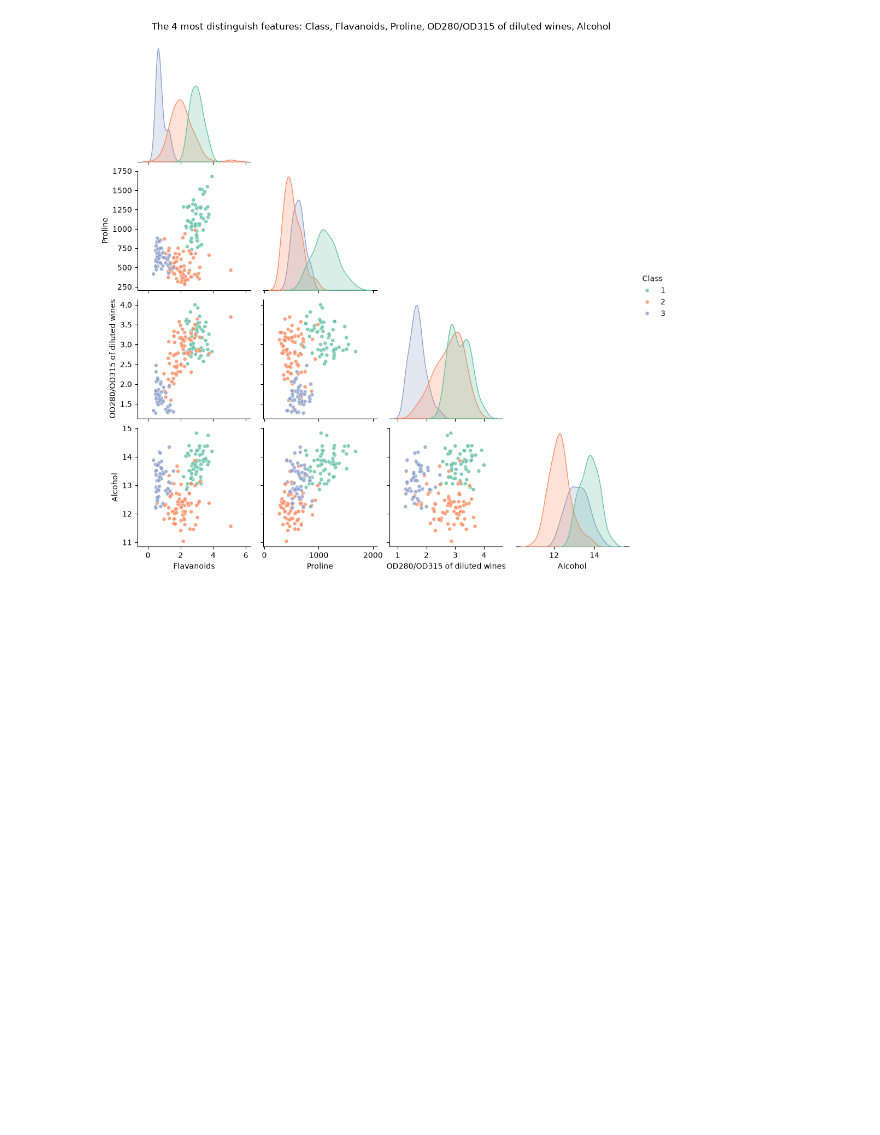
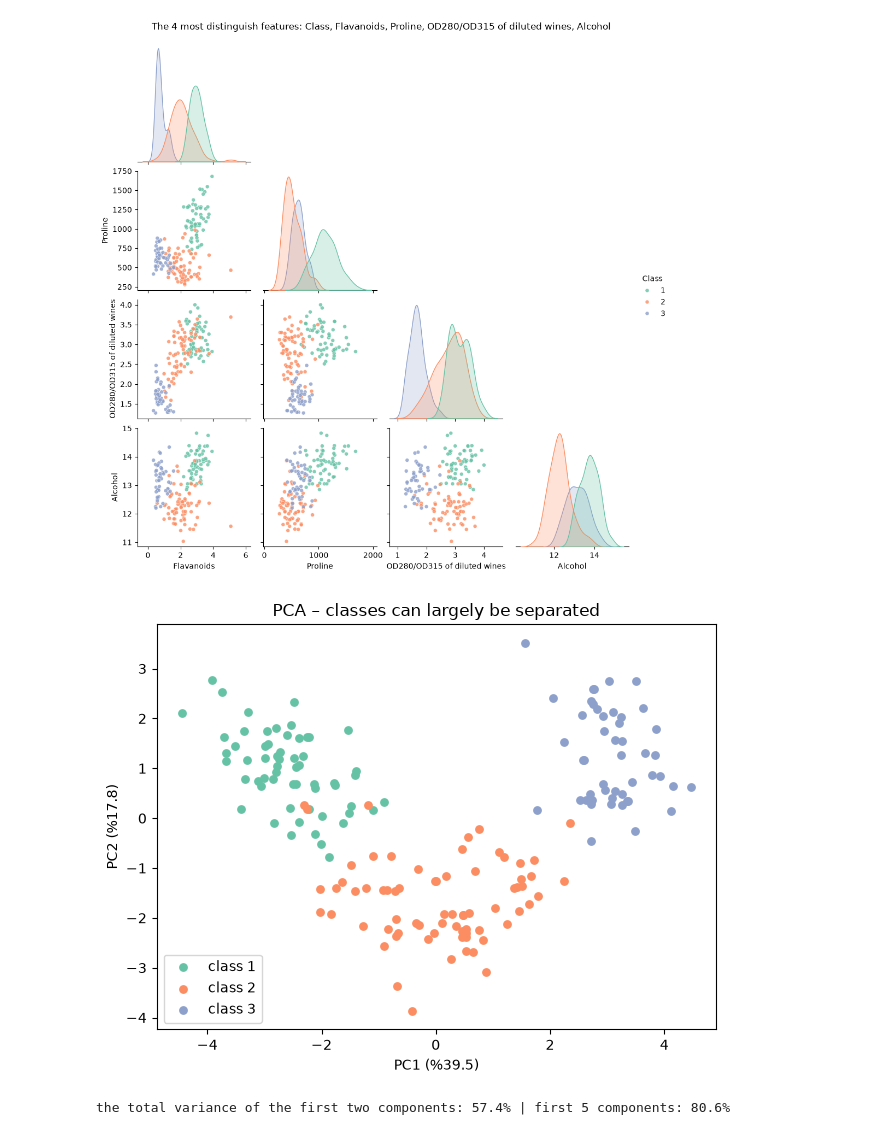
Before and after one commit to AUstundagx/Wine-Quality-Prediction, a Jupyter notebook: notebooks/data_ucı.ipynb, the cells around one changed output. Drawn from its saved outputs; the diff is of its cells as text; code cells hidden in the pictures; blank space fills up the shorter version.

Commit message:
import PCA and Display distinguish 3 classes which is show us classes can largely be seperated and add info about total varaince first two components = %58 and first 5 %80

```diff
--- a/notebooks/data_ucı.ipynb
+++ b/notebooks/data_ucı.ipynb
@@ -196,3 +197,20 @@ g.fig.suptitle(f"The 4 most distinguish features: {', '.join(top4)}", y=1.02)
 plt.show()
 # %% [output]
 [figure]
+# %%
+Xs_all = StandardScaler().fit_transform(df[columns])
+pca = PCA(n_components=2).fit(Xs_all)
+P = pca.transform(Xs_all)
+plt.figure(figsize=(6.4, 5))
+for c, col in zip([1, 2, 3], sns.color_palette("Set2", 3)):
+    m_ = df["Class"].values == c
+    plt.scatter(P[m_, 0], P[m_, 1], s=28, color=col, label=f"class {c}")
+plt.xlabel(f"PC1 (%{pca.explained_variance_ratio_[0]*100:.1f})")
+plt.ylabel(f"PC2 (%{pca.explained_variance_ratio_[1]*100:.1f})")
+plt.title("PCA – classes can largely be separated"); plt.legend(); plt.tight_layout(); plt.show()
+
+full = PCA().fit(Xs_all).explained_variance_ratio_.cumsum()
+print("the total variance of the first two components: %.1f%% | first 5 components: %.1f%%" % (full[1]*100, full[4]*100))
+# %% [output]
+[figure, added]
+the total variance of the first two components: 57.4% | first 5 components: 80.6%
```
Also changed, not shown: parts of 1 cell of this notebook.
